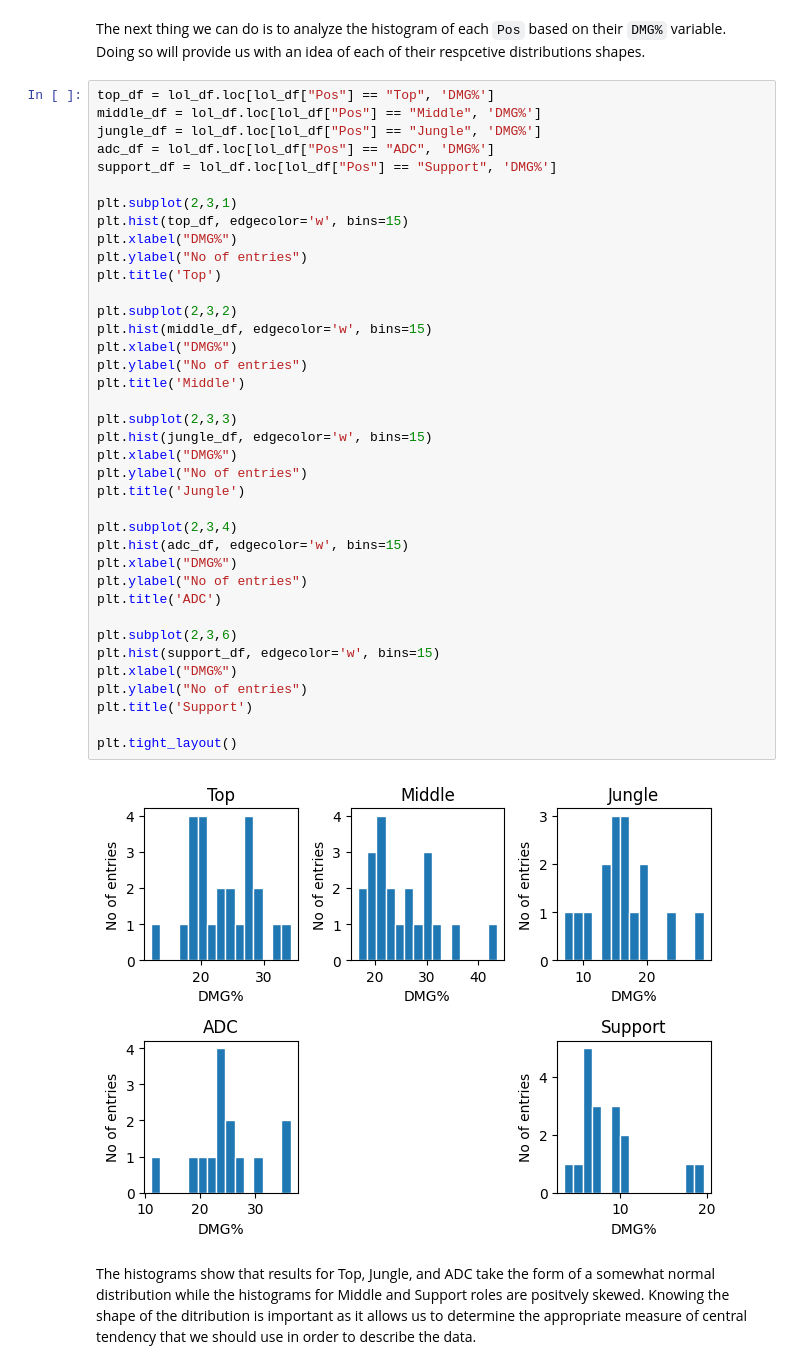
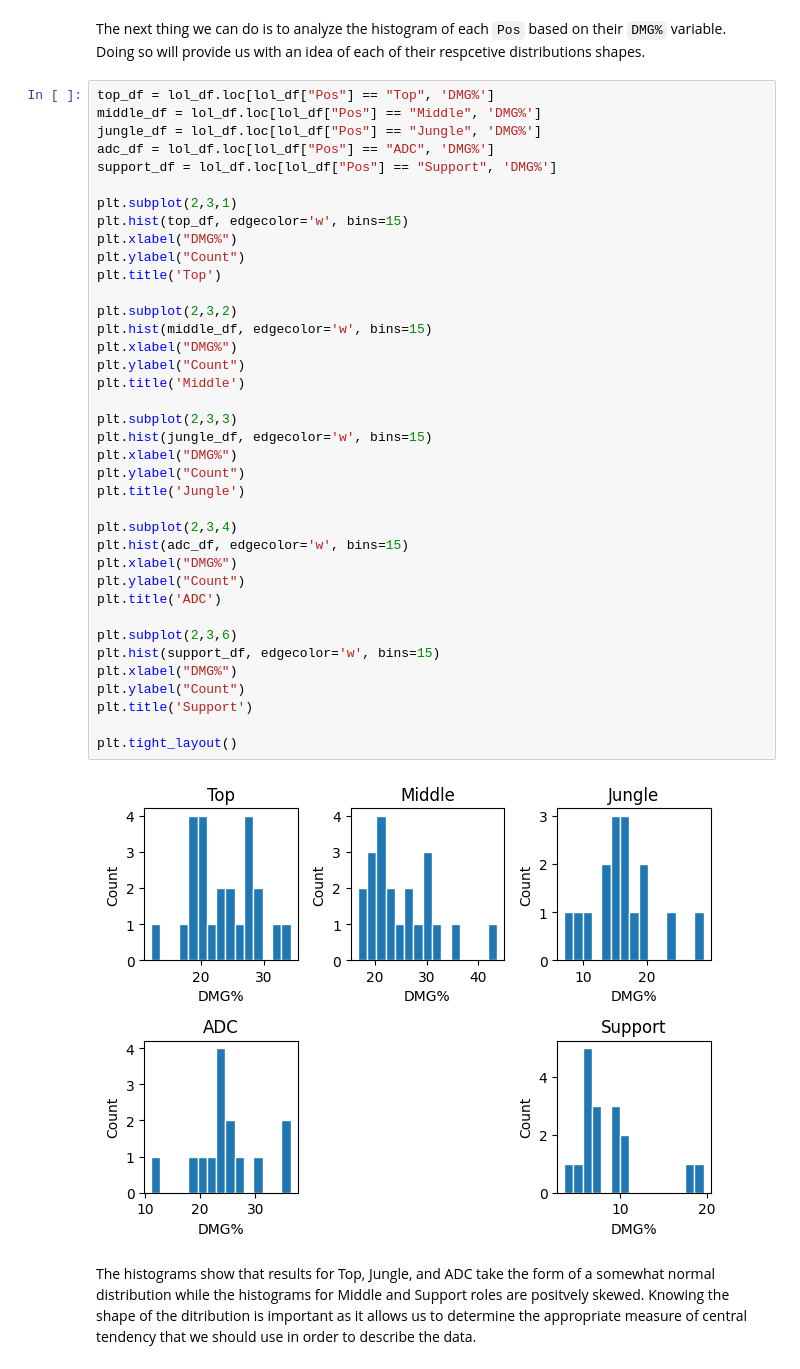
Before and after one commit to Joseph-Ano/League-of-Legends-dataset-visualization, a Jupyter notebook: S13 MCO1 Group8.ipynb, the cells around one changed output. Saved outputs shown, nothing was run; the diff lists cells and outputs as text.

```diff
--- a/S13 MCO1 Group8.ipynb
+++ b/S13 MCO1 Group8.ipynb
@@ -527,39 +532,39 @@ jungle_df = lol_df.loc[lol_df["Pos"] == "Jungle", 'DMG%']
 adc_df = lol_df.loc[lol_df["Pos"] == "ADC", 'DMG%']
 support_df = lol_df.loc[lol_df["Pos"] == "Support", 'DMG%']
 
 plt.subplot(2,3,1)
 plt.hist(top_df, edgecolor='w', bins=15)
 plt.xlabel("DMG%")
-plt.ylabel("No of entries")
+plt.ylabel("Count")
 plt.title('Top')
 
 plt.subplot(2,3,2)
 plt.hist(middle_df, edgecolor='w', bins=15)
 plt.xlabel("DMG%")
-plt.ylabel("No of entries")
+plt.ylabel("Count")
 plt.title('Middle')
 
 plt.subplot(2,3,3)
 plt.hist(jungle_df, edgecolor='w', bins=15)
 plt.xlabel("DMG%")
-plt.ylabel("No of entries")
+plt.ylabel("Count")
 plt.title('Jungle')
 
 plt.subplot(2,3,4)
 plt.hist(adc_df, edgecolor='w', bins=15)
 plt.xlabel("DMG%")
-plt.ylabel("No of entries")
+plt.ylabel("Count")
 plt.title('ADC')
 
 plt.subplot(2,3,6)
 plt.hist(support_df, edgecolor='w', bins=15)
 plt.xlabel("DMG%")
-plt.ylabel("No of entries")
+plt.ylabel("Count")
 plt.title('Support')
 
 plt.tight_layout()
 # %% [output]
-[figure, old version]
+[figure, new version]
 # %% [markdown]
 The histograms show that results for Top, Jungle, and ADC take the form of a somewhat normal distribution while the histograms for Middle and Support roles are positvely skewed. Knowing the shape of the ditribution is important as it allows us to determine the appropriate measure of central tendency that we should use in order to describe the data.
 # %% [markdown]
```
Also changed, not shown: parts of 5 cells of this notebook.
